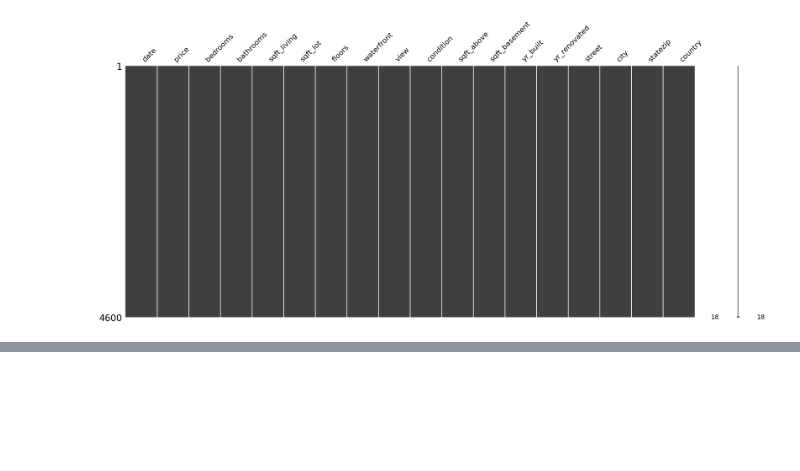
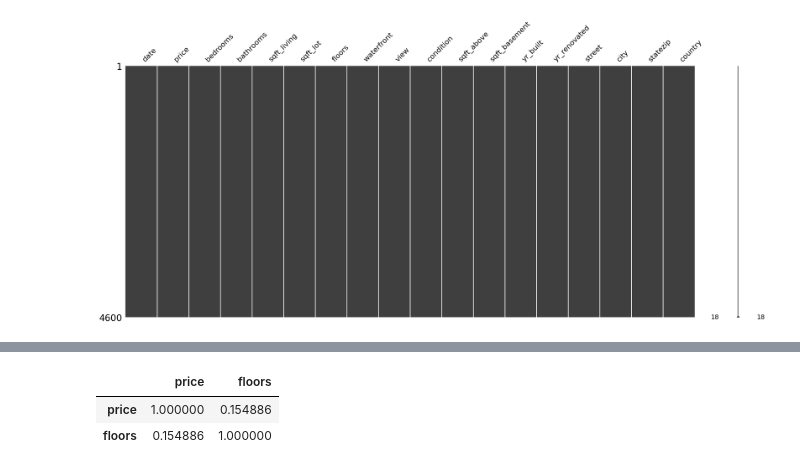
Before and after one commit to dmazilkin/Kaggle_House_price_prediction, a Jupyter notebook: main.ipynb, the cells around one changed output, grey strips where cells are left out. Saved outputs shown, nothing was run; the diff lists cells and outputs as text; code cells hidden in the pictures; blank space fills up the shorter version.

```diff
--- a/main.ipynb
+++ b/main.ipynb
@@ -35,0 +241,9 @@ msno.matrix(df)
+# %%
+df_clean.loc[df_clean['floors'] == 2.5, 'floors'] = 3.0
+df_clean.loc[df_clean['floors'] == 3.5, 'floors'] = 3.0
+# %%
+df_clean[['price', 'floors']].corr()
+# %% [output]
+|  | price | floors |
+| price | 1.000000 | 0.154886 |
+| floors | 0.154886 | 1.000000 |
```
Also changed, not shown: parts of 24 cells of this notebook.
